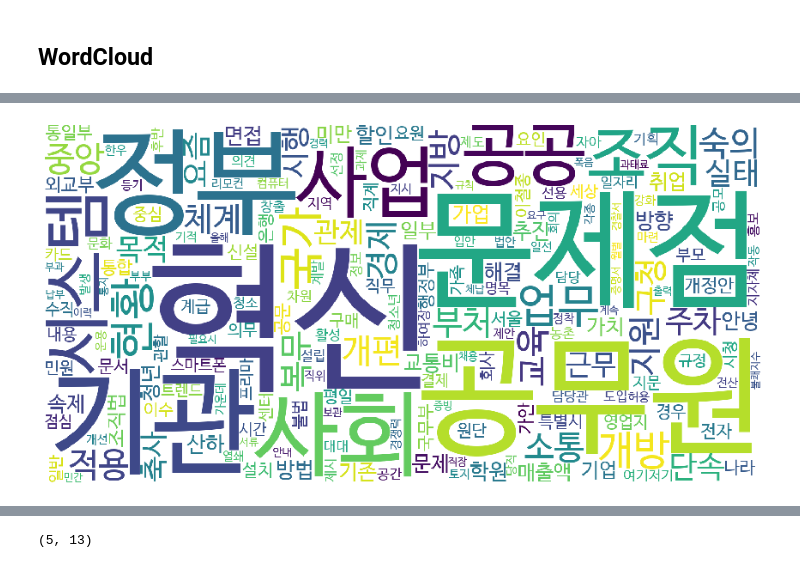
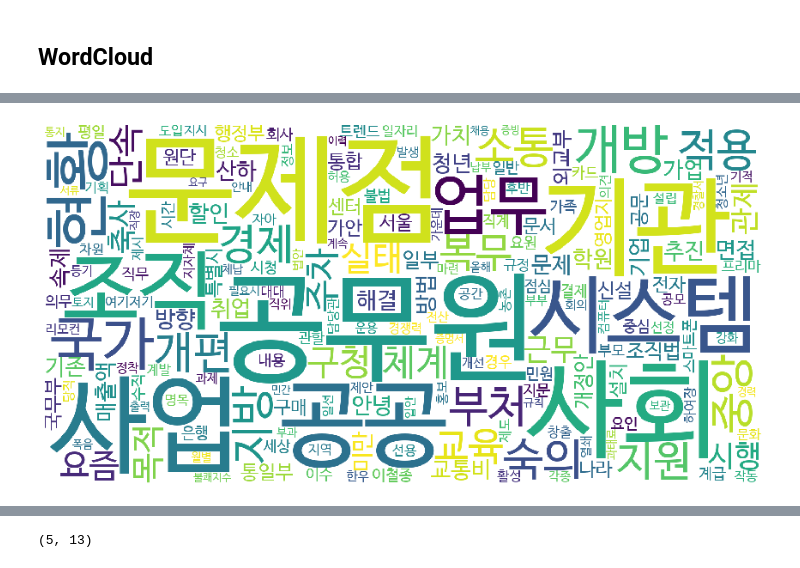
Before and after one commit to innogovKOR/innogov_suggestion, a Jupyter notebook: 02-EDA.ipynb, the cells around one changed output, grey strips where cells are left out. Drawn from its saved outputs; the diff is of its cells as text; code cells hidden in the pictures.

```diff
--- a/02-EDA.ipynb
+++ b/02-EDA.ipynb
@@ -390,8 +415,9 @@ mecab_nouns_wordcloud(df['content'])
 # %%
 content = df.loc[df['category'] == "일반행정", "content"]
+STOPWORDS = ["정부", "혁신"]
 mecab_nouns_wordcloud(content)
 # %% [output]
-[figure, old version]
+[figure, new version]
 # %%
 content = df.loc[df['category'] == "보건복지", "content"]
 mecab_nouns_wordcloud(content)
```
Also changed, not shown: parts of 16 cells of this notebook.
